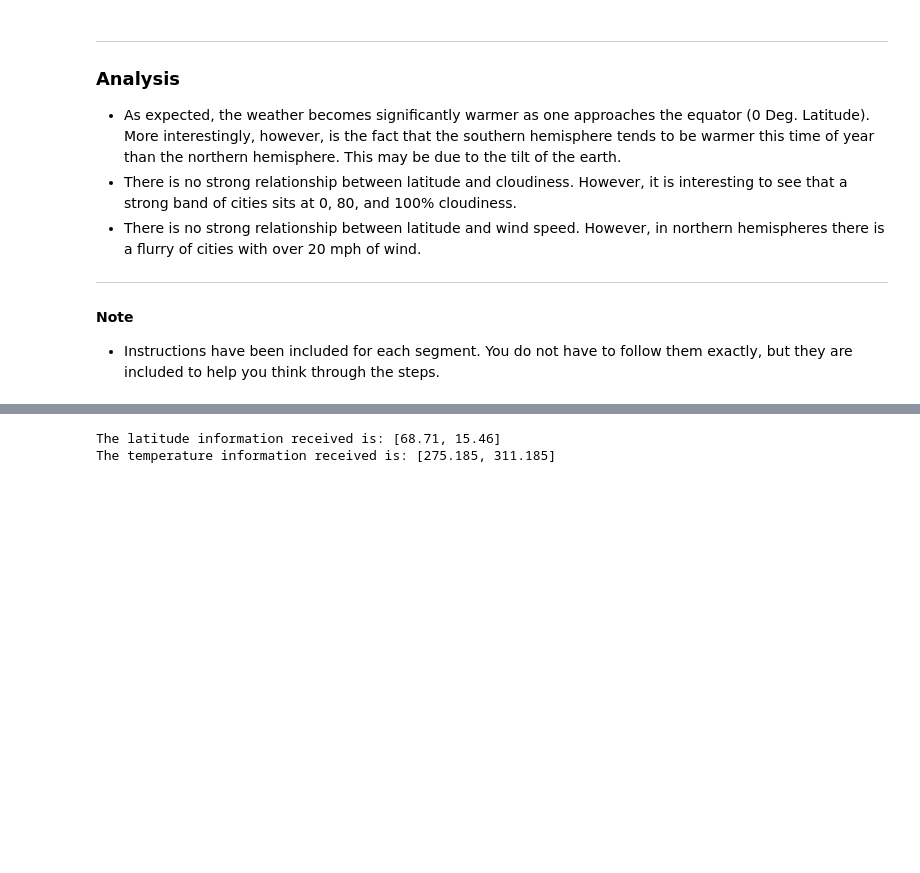
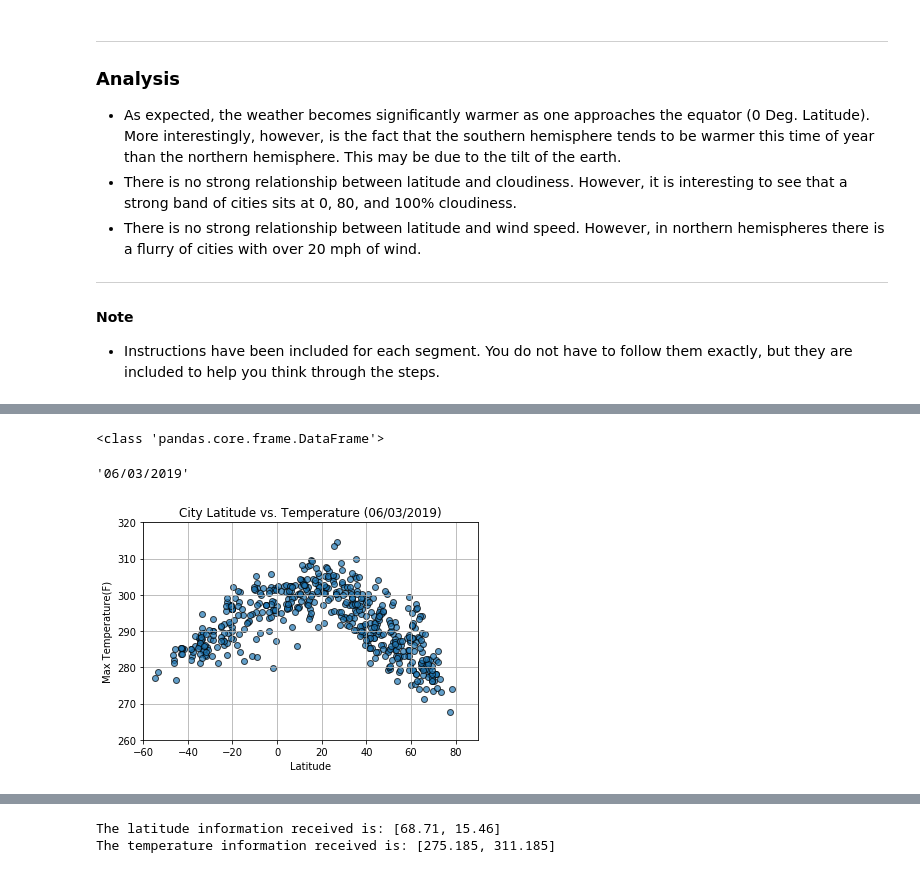
Before and after one commit to lisatian8/python-apis-challenge, a Jupyter notebook: starter_code/WeatherPy.ipynb, the cells around one changed output, grey strips where cells are left out. Drawn from its saved outputs; the diff is of its cells as text; code cells hidden in the pictures; blank space fills up the shorter version.

```diff
--- a/starter_code/WeatherPy.ipynb
+++ b/starter_code/WeatherPy.ipynb
@@ -73,6 +80,7 @@ lat = []
 lon = []
 tempMax = []
 windSpeed = []
+cityList=[]
 
 # Loop through the list of cities and perform a request for data on each
 for city in cities:
@@ -80,7 +88,8 @@ for city in cities:
         response = requests.get(query_url + city).json()
         print(f'{response}')
         try:
-           id.append(response['id'])
+           id.append(response['id']),
+           cityList.append(response['name']),
            cloud.append(response['clouds']['all'])
            country.append(response['sys']['country'])
            date.append(response['dt'])
@@ -91,8 +100,8 @@ for city in cities:
            windSpeed.append(response['wind']['speed'])
         except:
             print(f'not existing: {city}')
-            time.sleep(5)
-        time.sleep(5)
+            time.sleep(2)
+        time.sleep(2)
 #print(f"The latitude information received is: {lat}")
 #print(f"The temperature information received is: {tempMax}")
 
@@ -101,7 +110,7 @@ for city in cities:
 # create a data frame from cities, lat, and temp
 weather_dict = {
     "city_id": id,
-    "City": cities,
+    "City": cityList,
     "Cloudiness": cloud,
     "Country": country,
     "Date": date,
@@ -115,0 +163,40 @@ weather_data.head()
+# %%
+print(type(weather_data))
+# %% [output]
+<class 'pandas.core.frame.DataFrame'>
+# %%
+###
+unix_time=int(weather_data['Date'].max())
+# local_time = time.localtime(unix_time, '%Y%m%d%H%M%S')
+#datetime.datetime.today().strftime('%Y-%m-%d').strftime('%Y-%m-%d %H:%M:%S')
+dt=datetime.datetime.fromtimestamp(unix_time).strftime('%m/%d/%Y %H:%M:%S')
+local_date=dt.split(' ', 1)[0]
+local_date
+# %% [output]
+'06/03/2019'
+# %%
+###
+#Latitude vs Temperature Plot
+
+# Build a scatter plot for each data type
+plt.scatter(weather_data["Lat"],
+            weather_data["Max Temp"],
+            edgecolor="black", linewidths=1, marker="o", alpha=0.7)
+
+# Incorporate the other graph properties
+plt.title("City Latitude vs. Temperature (" + local_date + ")")
+plt.ylabel("Max Temperature(F)")
+plt.xlabel("Latitude")
+plt.grid(True)
+#plt.xlim([-90, 90])
+#plt.ylim([-100, 150])
+plt.xlim(-60,90)
+plt.ylim([260, 320])
+
+# Save the figure
+plt.savefig("Latitude_Temperature.png")
+
+# Show plot
+plt.show()
+# %% [output]
+[figure, added]
```
Also changed, not shown: parts of 10 cells of this notebook.
